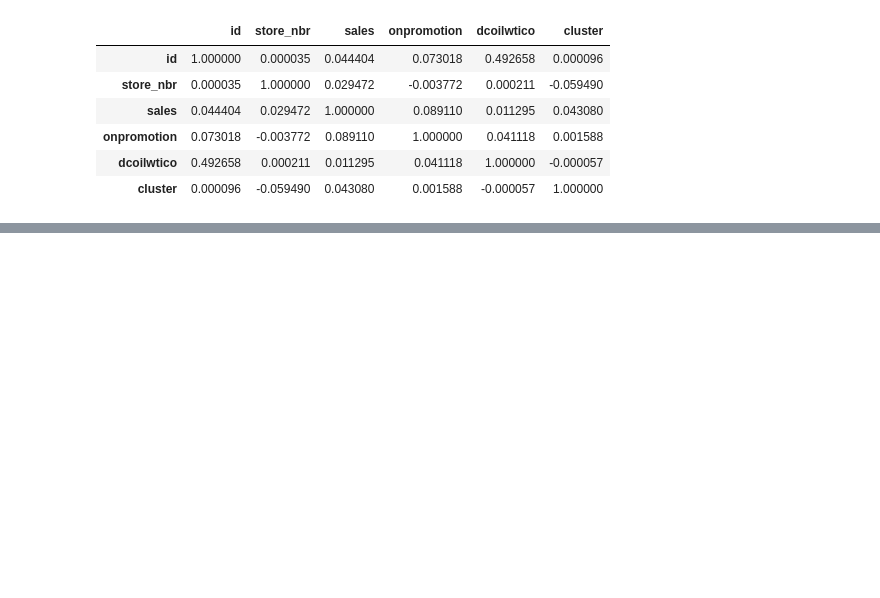
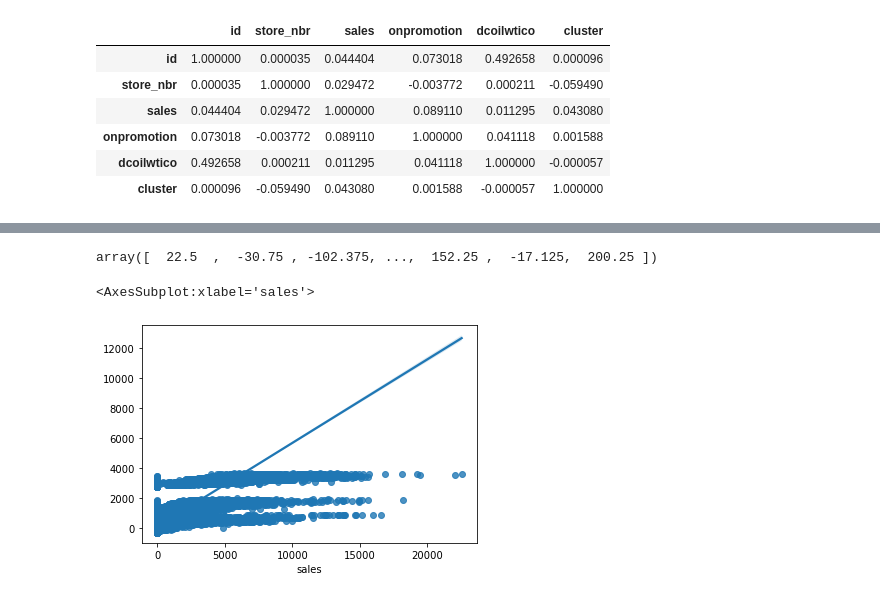
Before and after one commit to ChrisMaringka/Ecuador, a Jupyter notebook: Ecuador.ipynb, the cells around one changed output, grey strips where cells are left out. Cells and saved outputs as stored; diff of their text form; code cells hidden in the pictures; blank space fills up the shorter version.

```diff
--- a/Ecuador.ipynb
+++ b/Ecuador.ipynb
@@ -171,0 +264,3 @@ df.corr(method='pearson', min_periods=1).style.background_gradient(cmap="Blues")
+# %%
+Y = df['sales']
+Y.mean()
@@ -171,0 +269,7 @@ df.corr(method='pearson', min_periods=1).style.background_gradient(cmap="Blues")
+# %%
+from sklearn.model_selection import train_test_split
+X_train, X_test, y_train, y_test = train_test_split(X, Y, test_size=0.4, random_state=101)
+print(X_train.shape)
+print(X_test.shape)
+print(y_train.shape)
+print(y_test.shape)
@@ -171,0 +281,4 @@ df.corr(method='pearson', min_periods=1).style.background_gradient(cmap="Blues")
+# %%
+from sklearn.linear_model import LinearRegression
+model = LinearRegression()
+model.fit(X_train,y_train)
@@ -171,0 +308,5 @@ df.corr(method='pearson', min_periods=1).style.background_gradient(cmap="Blues")
+# %%
+predictions = model.predict(X_test)
+predictions
+# %% [output]
+array([  22.5  ,  -30.75 , -102.375, ...,  152.25 ,  -17.125,  200.25 ])
@@ -171,0 +316,5 @@ df.corr(method='pearson', min_periods=1).style.background_gradient(cmap="Blues")
+# %%
+sns.regplot(y_test,predictions)
+# %% [output]
+<AxesSubplot:xlabel='sales'>
+[figure, added]
```
Also changed, not shown: parts of 48 cells of this notebook, 2 other files.
